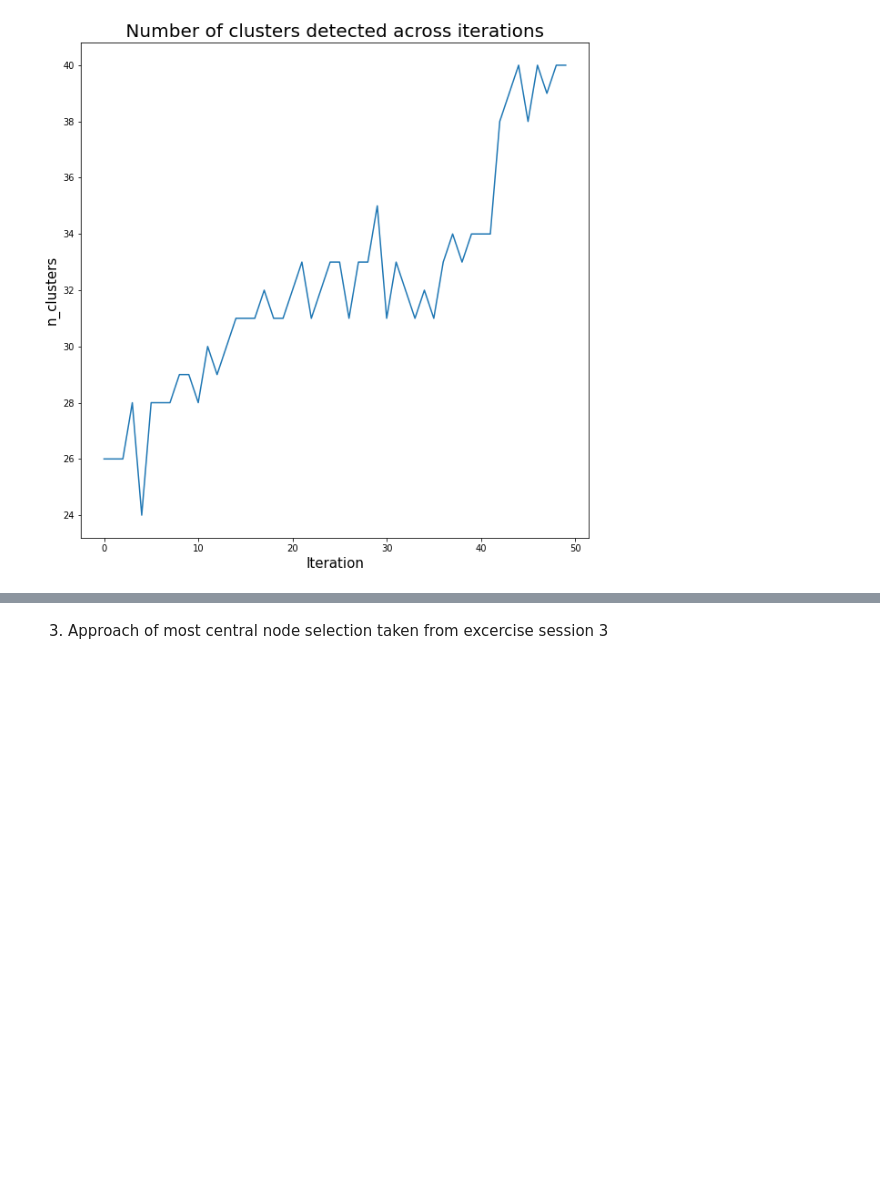
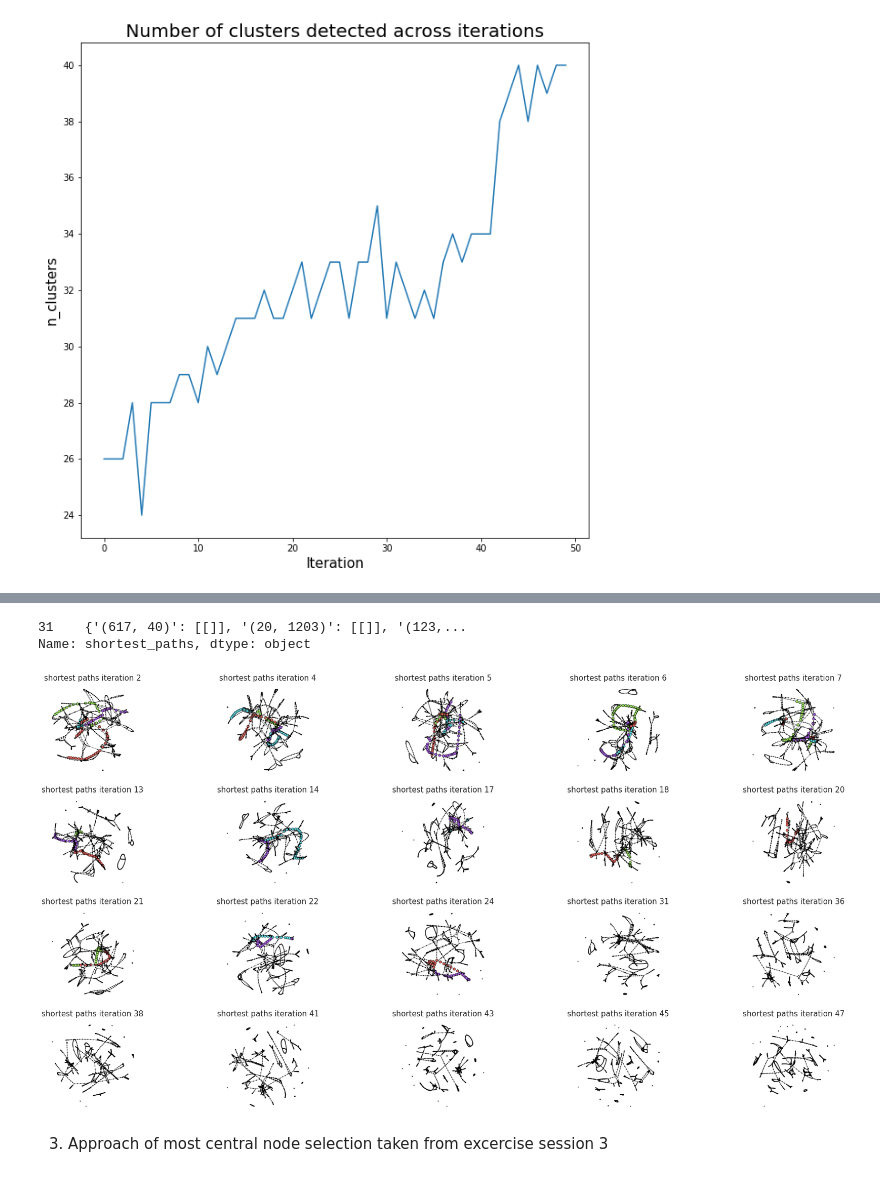
Before and after one commit to G-Donkey/Analysis_of_Large_Scale_Social_Networks, a Jupyter notebook: Zurich.ipynb, the cells around one changed output, grey strips where cells are left out. Cells and saved outputs as stored; diff of their text form; code cells hidden in the pictures; blank space fills up the shorter version.

```diff
--- a/Zurich.ipynb
+++ b/Zurich.ipynb
@@ -228,3 +335,13 @@ plt.title(" Number of clusters detected across iterations ", fontsize=20);
+# %%
+metrics[metrics['iteration']==31]['shortest_paths']
+# %% [output]
+31    {'(617, 40)': [[]], '(20, 1203)': [[]], '(123,...
+Name: shortest_paths, dtype: object
+# %%
+plt.figure(figsize=(30, 40))
+plot_shortest_paths()
+# %% [output]
+[figure, added]
 # %% [markdown]
 3) Approach of most central node selection taken from excercise session 3
 # %%
```
Also changed, not shown: parts of 16 cells of this notebook.
